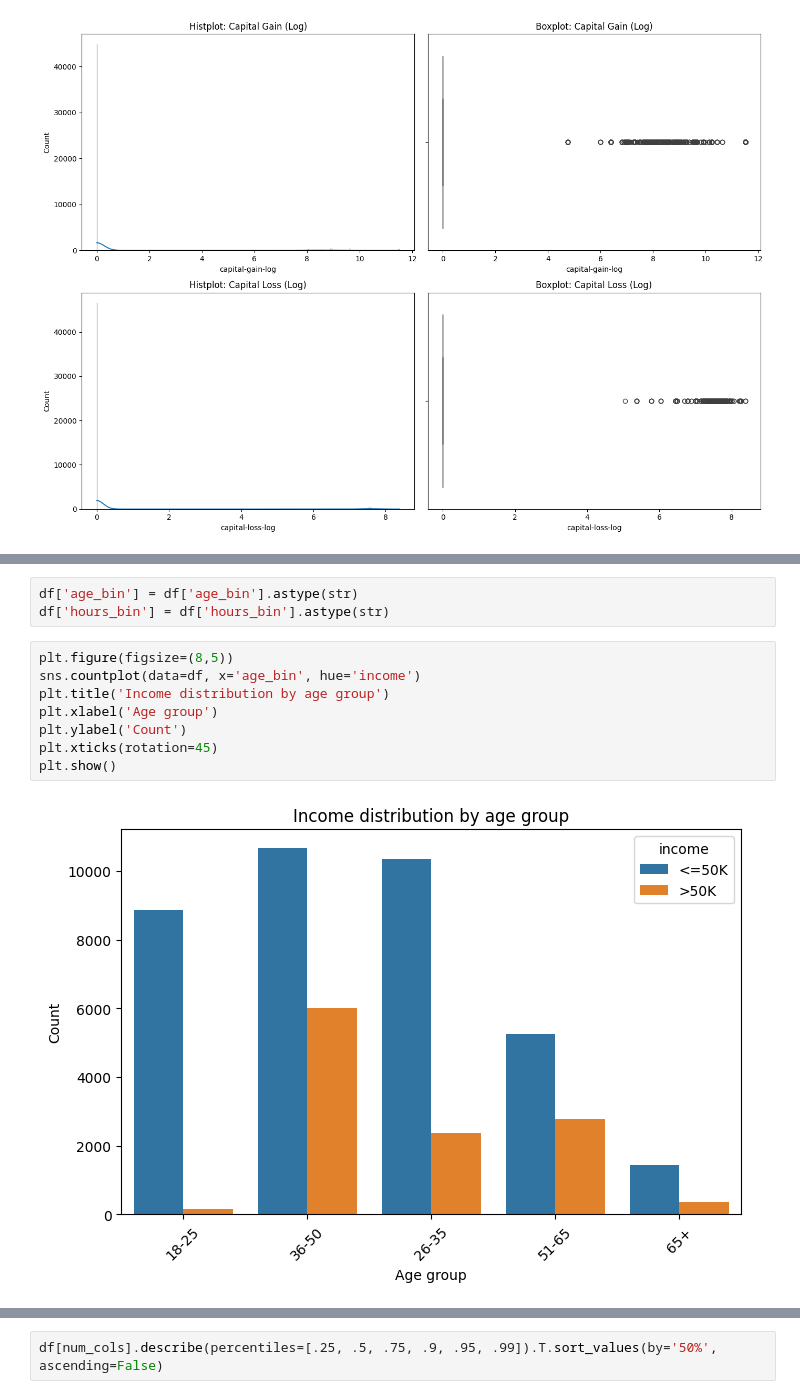
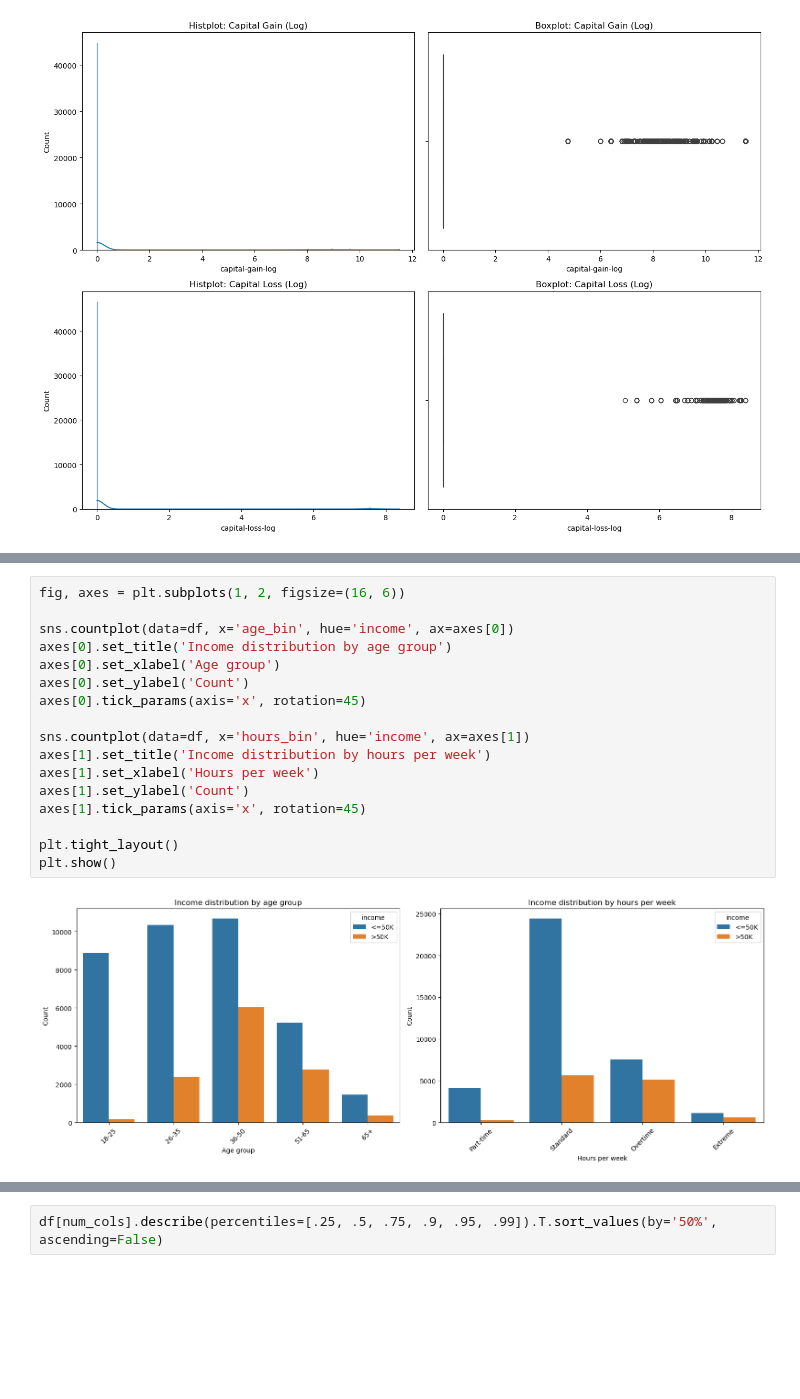
Before and after one commit to lauri871/trabajo_final, a Jupyter notebook: EDA.ipynb, the cells around one changed output, grey strips where cells are left out. Drawn from its saved outputs; the diff is of its cells as text; blank space fills up the shorter version.

```diff
--- a/EDA.ipynb
+++ b/EDA.ipynb
@@ -455,13 +475,19 @@ Name: count, dtype: int64
-# %%
-df['age_bin'] = df['age_bin'].astype(str)
-df['hours_bin'] = df['hours_bin'].astype(str)
 # %%
-plt.figure(figsize=(8,5))
-sns.countplot(data=df, x='age_bin', hue='income')
-plt.title('Income distribution by age group')
-plt.xlabel('Age group')
-plt.ylabel('Count')
-plt.xticks(rotation=45)
+fig, axes = plt.subplots(1, 2, figsize=(16, 6))
+
+sns.countplot(data=df, x='age_bin', hue='income', ax=axes[0])
+axes[0].set_title('Income distribution by age group')
+axes[0].set_xlabel('Age group')
+axes[0].set_ylabel('Count')
+axes[0].tick_params(axis='x', rotation=45)
+
+sns.countplot(data=df, x='hours_bin', hue='income', ax=axes[1])
+axes[1].set_title('Income distribution by hours per week')
+axes[1].set_xlabel('Hours per week')
+axes[1].set_ylabel('Count')
+axes[1].tick_params(axis='x', rotation=45)
+
+plt.tight_layout()
 plt.show()
 # %% [output]
-[figure, old version]
+[figure, new version]
```
Also changed, not shown: parts of 21 cells of this notebook, 5 other files.
